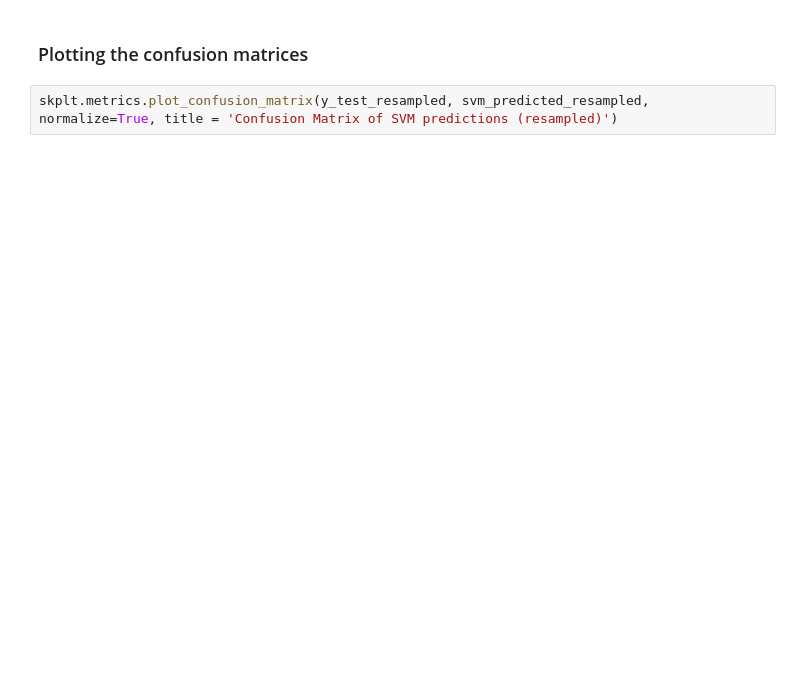
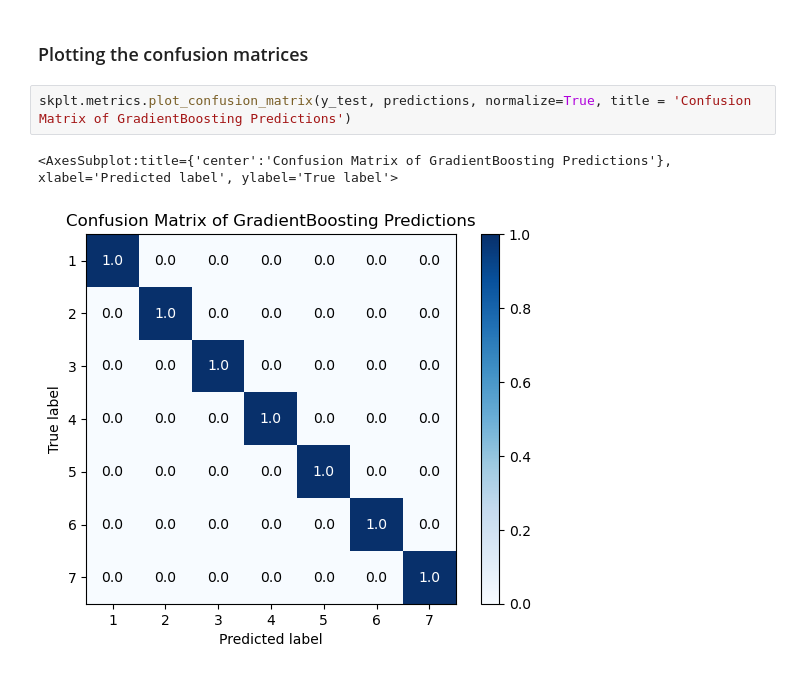
Before and after one commit to Awesomo1/Earthquake-Project, a Jupyter notebook: Earthquake_Modeling_with_badness_value.ipynb, the cells around one changed output. Cells and saved outputs as stored; diff of their text form; blank space fills up the shorter version.

```diff
--- a/Earthquake_Modeling_with_badness_value.ipynb
+++ b/Earthquake_Modeling_with_badness_value.ipynb
@@ -275,4 +377,7 @@ plt.show()
 # %% [markdown]
 ### Plotting the confusion matrices
 # %%
-skplt.metrics.plot_confusion_matrix(y_test_resampled, svm_predicted_resampled, normalize=True, title = 'Confusion Matrix of SVM predictions (resampled)')
+skplt.metrics.plot_confusion_matrix(y_test, predictions, normalize=True, title = 'Confusion Matrix of GradientBoosting Predictions')
+# %% [output]
+<AxesSubplot:title={'center':'Confusion Matrix of GradientBoosting Predictions'}, xlabel='Predicted label', ylabel='True label'>
+[figure, added]
```
Also changed, not shown: parts of 15 cells of this notebook, 4 other files.
